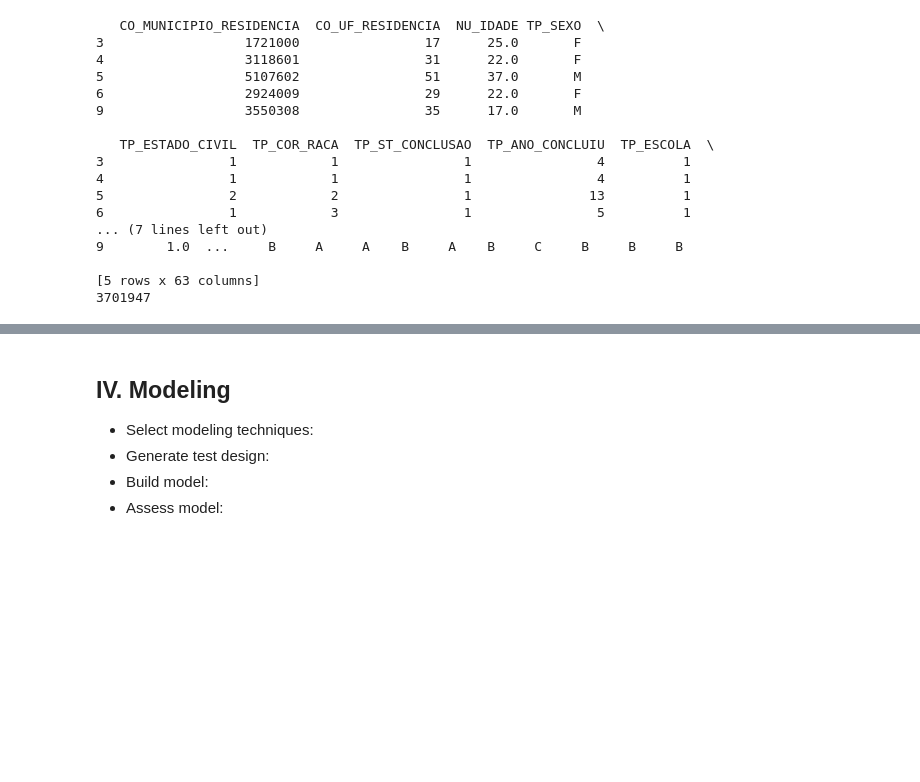
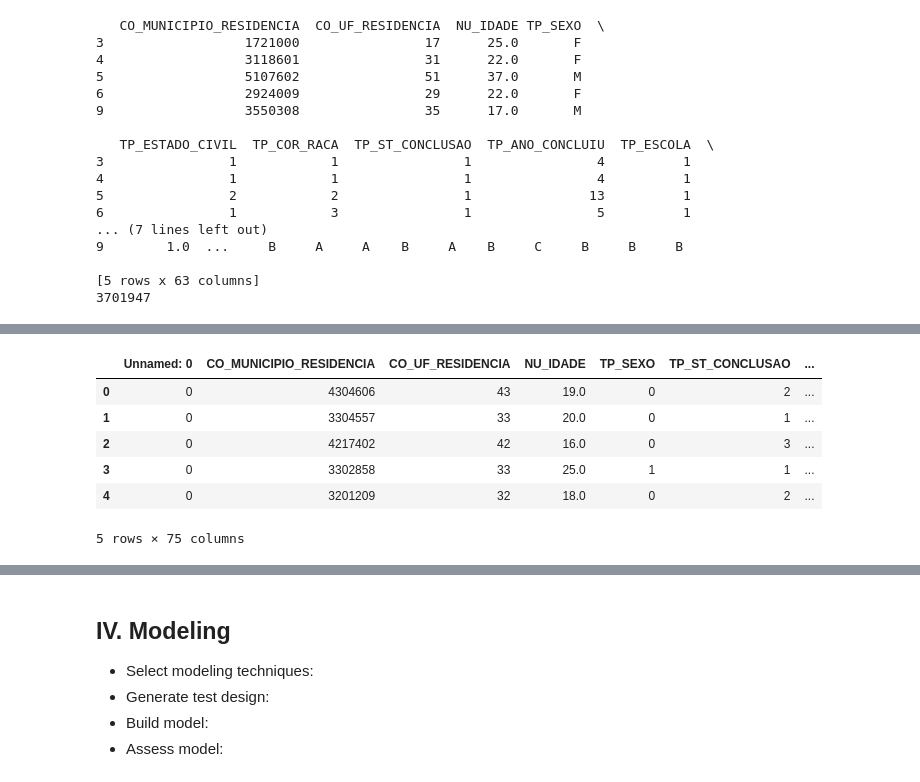
Before and after one commit to Bissiatti/Analise_dados_ENEM, a Jupyter notebook: Intro_Crisp_DM.ipynb, the cells around one changed output, grey strips where cells are left out. Cells and saved outputs as stored; diff of their text form; code cells hidden in the pictures; blank space fills up the shorter version.

```diff
--- a/Intro_Crisp_DM.ipynb
+++ b/Intro_Crisp_DM.ipynb
@@ -1157,0 +1233,12 @@ print(len(df))
+# %%
+df = pd.read_csv("ENEM_data_for_modeling_2.csv")
+# %%
+df.head()
+# %% [output]
+|  | Unnamed: 0 | CO_MUNICIPIO_RESIDENCIA | CO_UF_RESIDENCIA | NU_IDADE | TP_SEXO | TP_ST_CONCLUSAO | ... |
+| 0 | 0 | 4304606 | 43 | 19.0 | 0 | 2 | ... |
+| 1 | 0 | 3304557 | 33 | 20.0 | 0 | 1 | ... |
+| 2 | 0 | 4217402 | 42 | 16.0 | 0 | 3 | ... |
+| 3 | 0 | 3302858 | 33 | 25.0 | 1 | 1 | ... |
+| 4 | 0 | 3201209 | 32 | 18.0 | 0 | 2 | ... |
+5 rows × 75 columns
```
Also changed, not shown: parts of 42 cells of this notebook.
